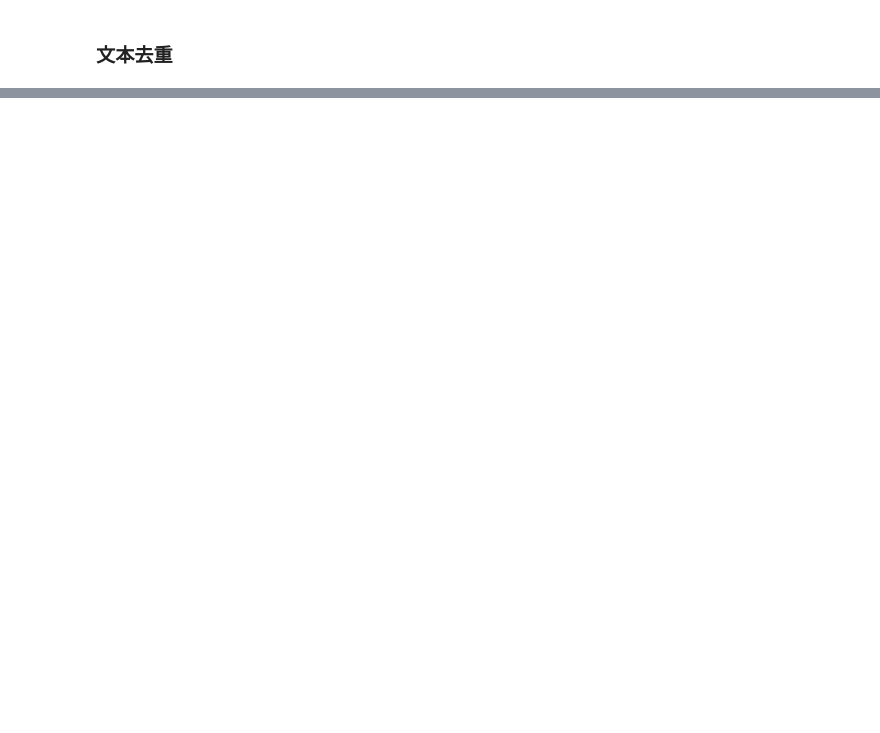
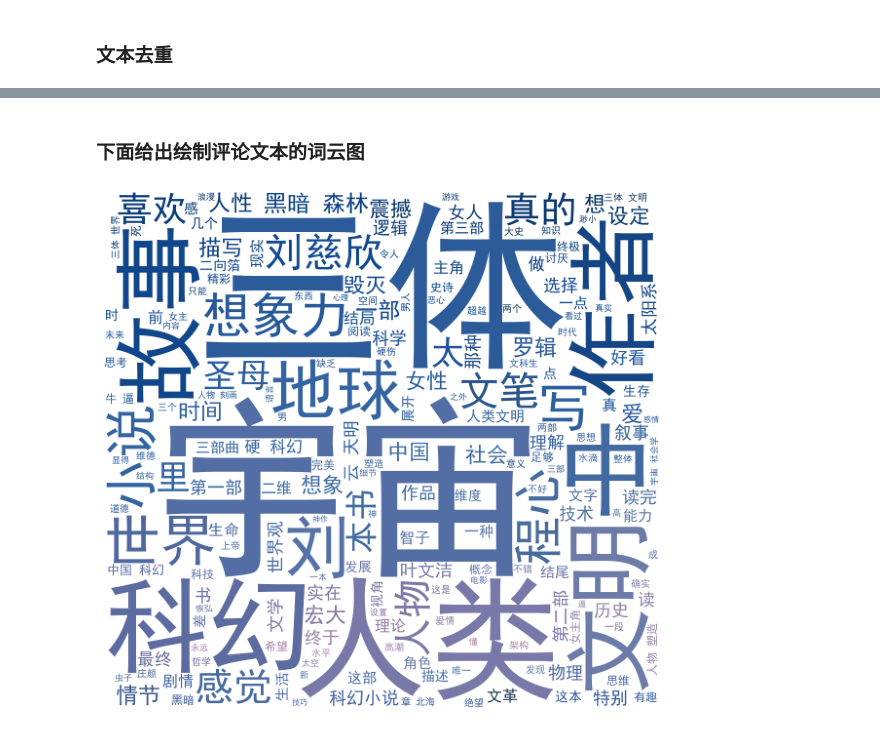
Before and after one commit to coderyjc/STDU-Curriculum, a Jupyter notebook: Python/toturial4-emotion-analysis/alysis.ipynb, the cells around one changed output, grey strips where cells are left out. Drawn from its saved outputs; the diff is of its cells as text; code cells hidden in the pictures; blank space fills up the shorter version.

```diff
--- a/Python/toturial4-emotion-analysis/alysis.ipynb
+++ b/Python/toturial4-emotion-analysis/alysis.ipynb
@@ -56,0 +42,9 @@ DataClear.head(5)
+# %%
+import jieba
+
+wordsCut = Comment["评论"].astype("str").apply(lambda x: jieba.lcut(x))
+
+stopWords = pd.read_csv('./stoplist.txt', sep='fenci', encoding='utf-8', header=None, engine='python')
+
+# 去除停用词
+wordStop = wordsCut.apply(lambda x: [i for i in x if i not in list(stopWords.iloc[:,0])])
@@ -56,0 +57,36 @@ DataClear.head(5)
+# %% [markdown]
+### 下面给出绘制评论文本的词云图
+# %%
+from imageio import imread
+from wordcloud import WordCloud,ImageColorGenerator
+import matplotlib.pyplot as plt
+
+wordTemp = []
+
+for i in wordStop.index:
+  wordTemp.extend(wordStop.loc[i])
+wordStop_df = pd.DataFrame(wordTemp)
+wordStop_df.columns = ["words"]
+result= "/".join(wordTemp)
+plt.rcParams['figure.figsize'] = (10.0, 10.0)
+
+#自定义词云背景图片
+image =imread("./bg.jpg")
+
+#构建词云模型
+wordcloud = WordCloud(background_color="white", mask=image,font_path=r"C:\Windows\Fonts\simhei.ttf", max_font_size=200)
+wordcloud.generate(result)
+
+#从背景图片生成词云图中文字的颜色
+image_color = ImageColorGenerator(image)
+wordcloud.recolor(color_func=image_color)
+#保存绘制好的词云图，比直接程序显示的图片更清晰
+wordcloud.to_file(r"cloud.png")
+
+#显示词云图图片
+plt.figure("词云图")   #指定所绘图名称
+plt.imshow(wordcloud)  #以图片的形式显示词云
+plt.axis("off")        # 关闭图像坐标系
+plt.show()
+# %% [output]
+[figure, added]
```
Also changed, not shown: parts of 14 cells of this notebook, 7 other files.
